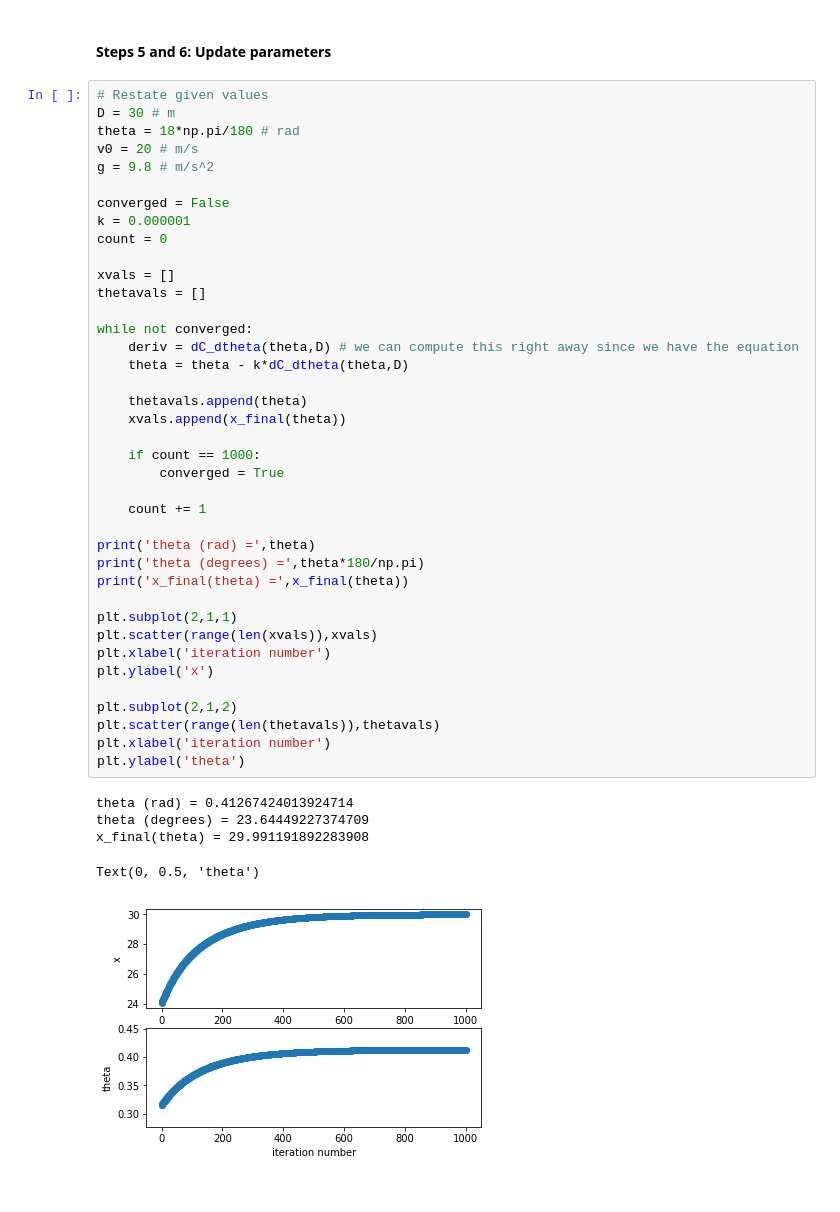
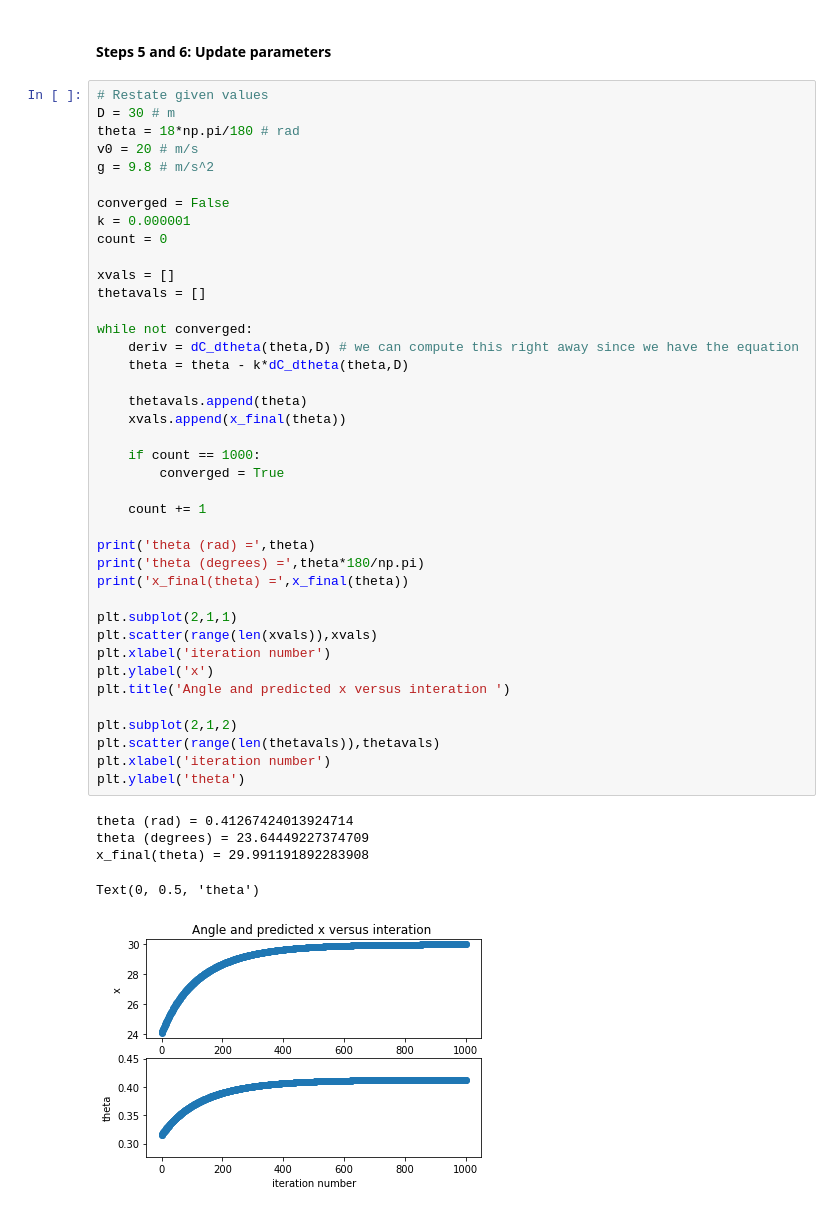
Before and after one commit to wjsd/calc-class-october-10-2019, a Jupyter notebook: Calculus Class 10-10-2019.ipynb, the cells around one changed output. Drawn from its saved outputs; the diff is of its cells as text.

Commit message:
add title to last plot

```diff
--- a/Calculus Class 10-10-2019.ipynb
+++ b/Calculus Class 10-10-2019.ipynb
@@ -481,31 +482,32 @@ thetavals = []
 while not converged:
     deriv = dC_dtheta(theta,D) # we can compute this right away since we have the equation
     theta = theta - k*dC_dtheta(theta,D)
 
     thetavals.append(theta)
     xvals.append(x_final(theta))
 
     if count == 1000:
         converged = True
 
     count += 1
 
 print('theta (rad) =',theta)
 print('theta (degrees) =',theta*180/np.pi)
 print('x_final(theta) =',x_final(theta))
 
 plt.subplot(2,1,1)
 plt.scatter(range(len(xvals)),xvals)
 plt.xlabel('iteration number')
 plt.ylabel('x')
+plt.title('Angle and predicted x versus interation ')
 
 plt.subplot(2,1,2)
 plt.scatter(range(len(thetavals)),thetavals)
 plt.xlabel('iteration number')
 plt.ylabel('theta')
 # %% [output]
 theta (rad) = 0.41267424013924714
 theta (degrees) = 23.64449227374709
 x_final(theta) = 29.991191892283908
 Text(0, 0.5, 'theta')
-[figure, old version]
+[figure, new version]
```
Also changed, not shown: parts of 3 cells of this notebook.
